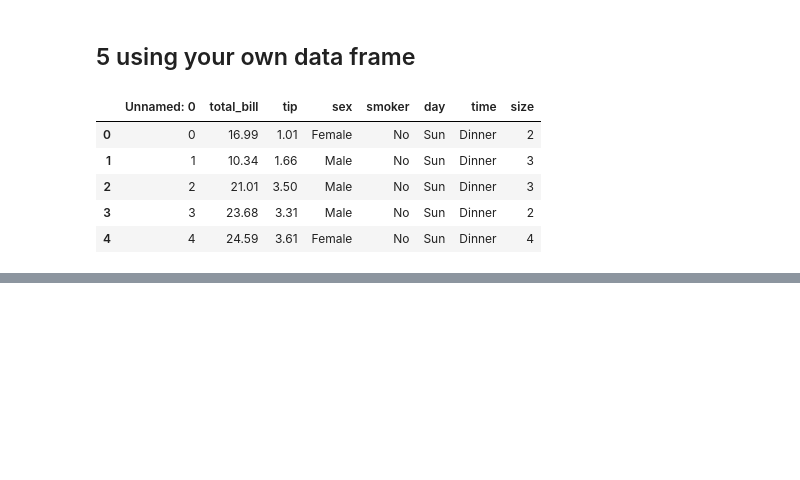
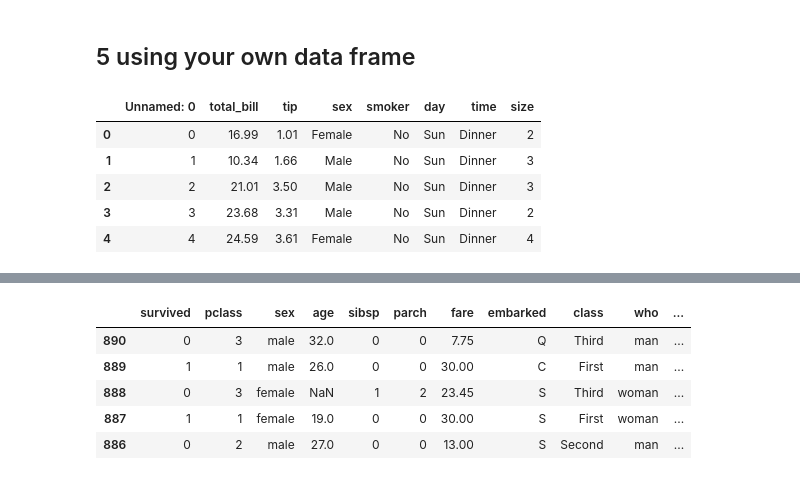
Before and after one commit to ijazali678/mypyhtonfile, a Jupyter notebook: 22_Pandas_tips_and_Trick.ipynb, the cells around one changed output, grey strips where cells are left out. Cells and saved outputs as stored; diff of their text form; code cells hidden in the pictures; blank space fills up the shorter version.

```diff
--- a/22_Pandas_tips_and_Trick.ipynb
+++ b/22_Pandas_tips_and_Trick.ipynb
@@ -206,0 +219,10 @@ mydf.head()
+# %%
+# for revers order
+df6.loc[::-1].head()
+# %% [output]
+|  | survived | pclass | sex | age | sibsp | parch | fare | embarked | class | who | ... |
+| 890 | 0 | 3 | male | 32.0 | 0 | 0 | 7.75 | Q | Third | man | ... |
+| 889 | 1 | 1 | male | 26.0 | 0 | 0 | 30.00 | C | First | man | ... |
+| 888 | 0 | 3 | female | NaN | 1 | 2 | 23.45 | S | Third | woman | ... |
+| 887 | 1 | 1 | female | 19.0 | 0 | 0 | 30.00 | S | First | woman | ... |
+| 886 | 0 | 2 | male | 27.0 | 0 | 0 | 13.00 | S | Second | man | ... |
```
Also changed, not shown: parts of 28 cells of this notebook, 2 other files.
